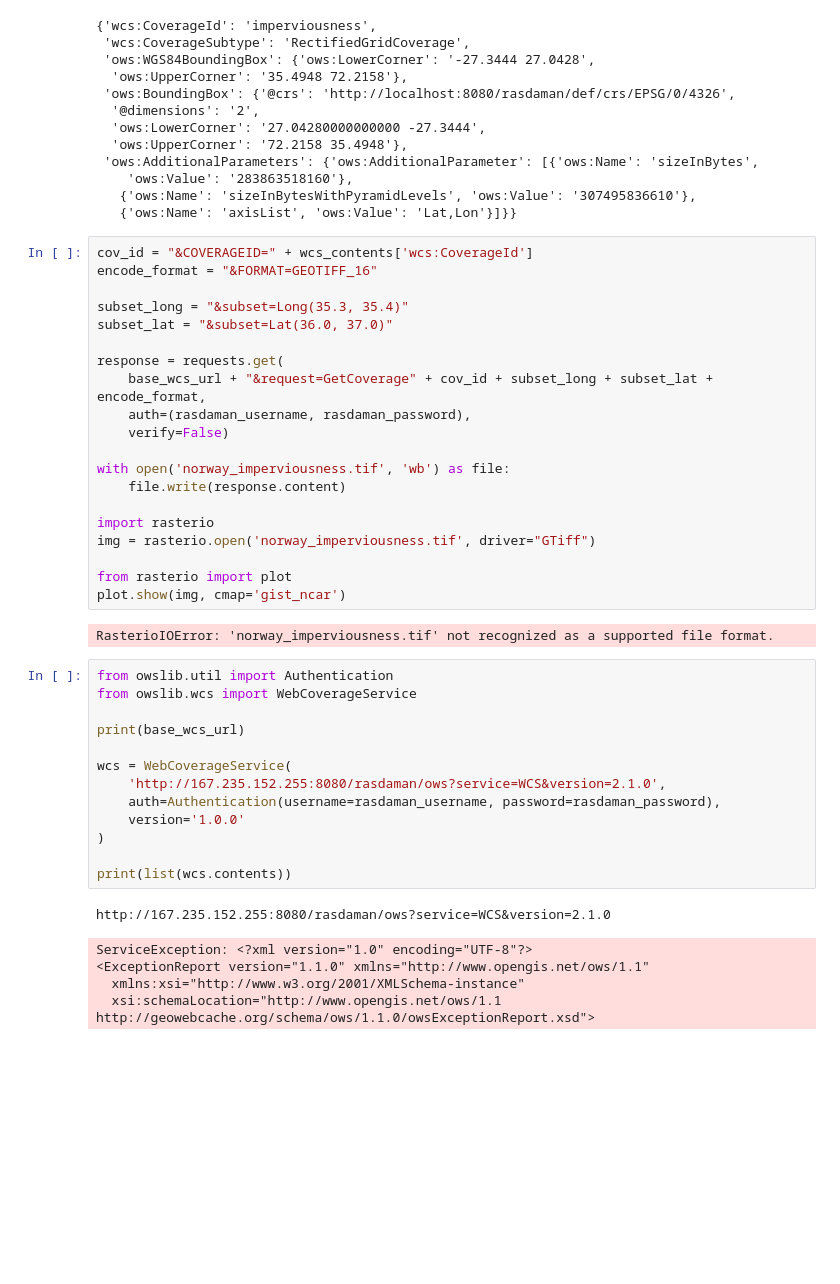
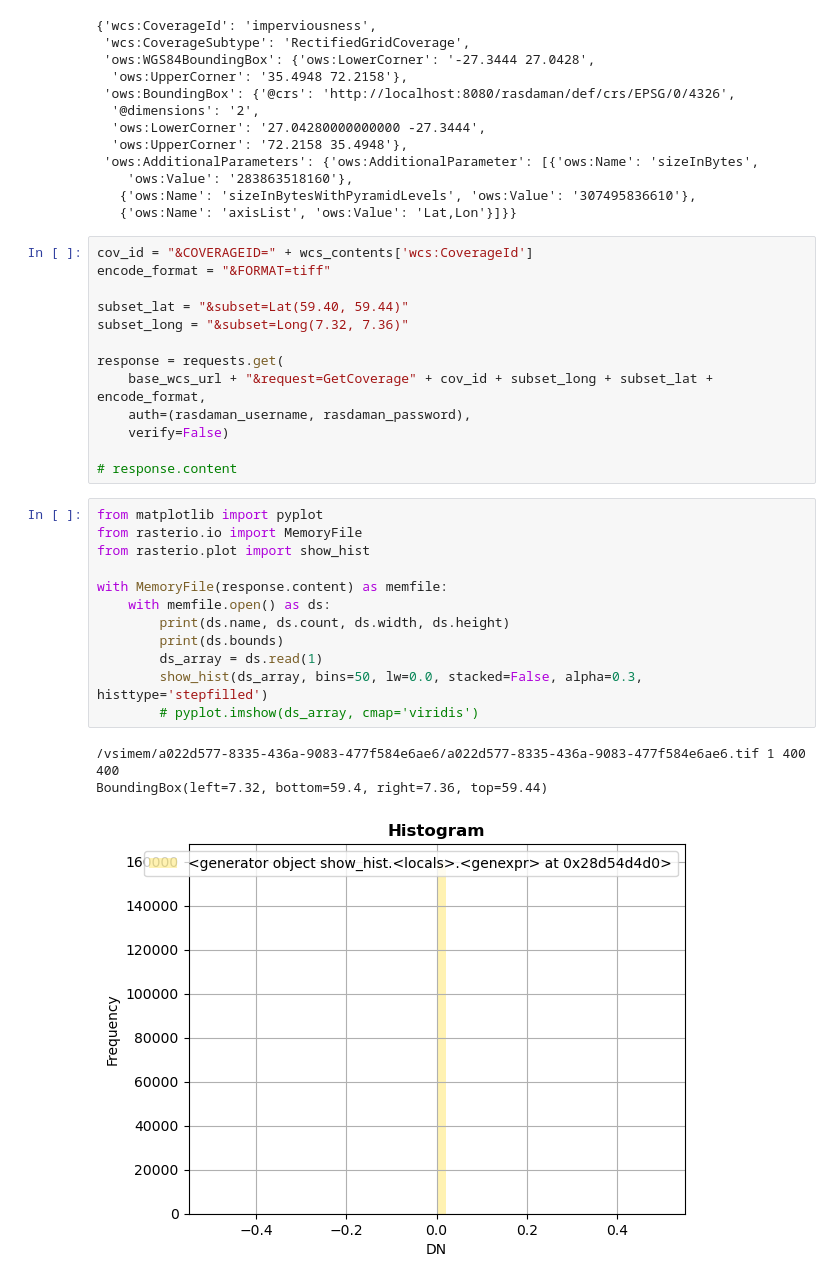
Before and after one commit to FAIRiCUBE/uc2-agriculture-biodiversity-nexus, a Jupyter notebook: first-poc/notebooks/rasdaman_first_try.ipynb, the cells around one changed output. Saved outputs shown, nothing was run; the diff lists cells and outputs as text; blank space fills up the shorter version.

Commit message:
Simple Rasdaman WCS example.

```diff
--- a/first-poc/notebooks/rasdaman_first_try.ipynb
+++ b/first-poc/notebooks/rasdaman_first_try.ipynb
@@ -63,42 +72,30 @@ wcs_contents
    {'ows:Name': 'axisList', 'ows:Value': 'Lat,Lon'}]}}
 # %%
 cov_id = "&COVERAGEID=" + wcs_contents['wcs:CoverageId']
-encode_format = "&FORMAT=GEOTIFF_16"
+encode_format = "&FORMAT=tiff"
 
-subset_long = "&subset=Long(35.3, 35.4)"
-subset_lat = "&subset=Lat(36.0, 37.0)"
+subset_lat = "&subset=Lat(59.40, 59.44)"
+subset_long = "&subset=Long(7.32, 7.36)"
 
 response = requests.get(
     base_wcs_url + "&request=GetCoverage" + cov_id + subset_long + subset_lat + encode_format,
     auth=(rasdaman_username, rasdaman_password),
     verify=False)
 
-with open('norway_imperviousness.tif', 'wb') as file:
-    file.write(response.content)
-
-import rasterio
-img = rasterio.open('norway_imperviousness.tif', driver="GTiff")
-
-from rasterio import plot
-plot.show(img, cmap='gist_ncar')
+# response.content
-# %% [output]
-RasterioIOError: 'norway_imperviousness.tif' not recognized as a supported file format.
-# %%
-from owslib.util import Authentication
-from owslib.wcs import WebCoverageService
-
-print(base_wcs_url)
-
-wcs = WebCoverageService(
-    'http://167.235.152.255:8080/rasdaman/ows?service=WCS&version=2.1.0',
-    auth=Authentication(username=rasdaman_username, password=rasdaman_password),
-    version='1.0.0'
-)
-
-print(list(wcs.contents))
-# %% [output]
-http://167.235.152.255:8080/rasdaman/ows?service=WCS&version=2.1.0
-ServiceException: <?xml version="1.0" encoding="UTF-8"?>
-<ExceptionReport version="1.1.0" xmlns="http://www.opengis.net/ows/1.1"
-  xmlns:xsi="http://www.w3.org/2001/XMLSchema-instance"
-  xsi:schemaLocation="http://www.opengis.net/ows/1.1 http://geowebcache.org/schema/ows/1.1.0/owsExceptionReport.xsd">
+# %%
+from matplotlib import pyplot
+from rasterio.io import MemoryFile
+from rasterio.plot import show_hist
+
+with MemoryFile(response.content) as memfile:
+    with memfile.open() as ds:
+        print(ds.name, ds.count, ds.width, ds.height)
+        print(ds.bounds)
+        ds_array = ds.read(1)
+        show_hist(ds_array, bins=50, lw=0.0, stacked=False, alpha=0.3, histtype='stepfilled')
+        # pyplot.imshow(ds_array, cmap='viridis')
+# %% [output]
+/vsimem/a022d577-8335-436a-9083-477f584e6ae6/a022d577-8335-436a-9083-477f584e6ae6.tif 1 400 400
+BoundingBox(left=7.32, bottom=59.4, right=7.36, top=59.44)
+[figure, added]
```
Also changed, not shown: parts of 4 cells of this notebook.
